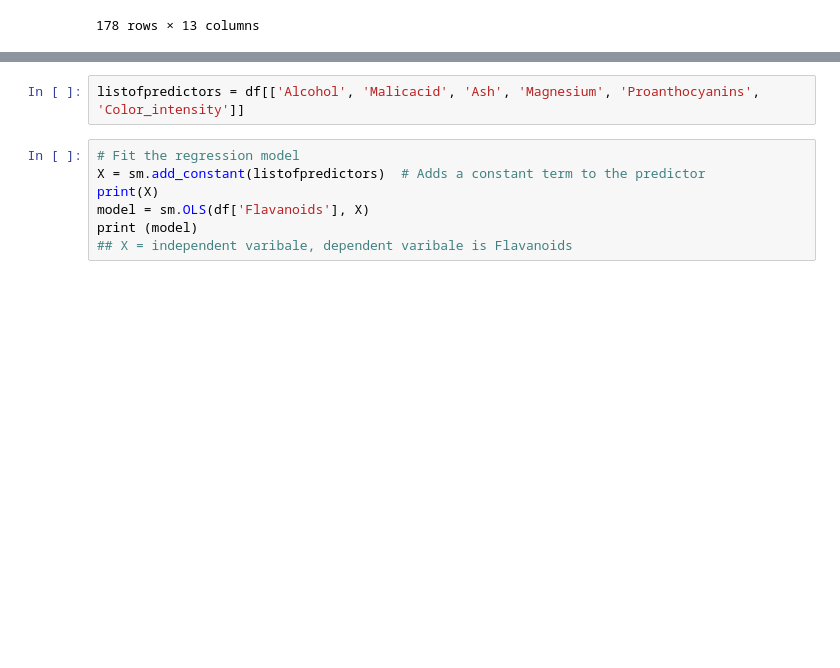
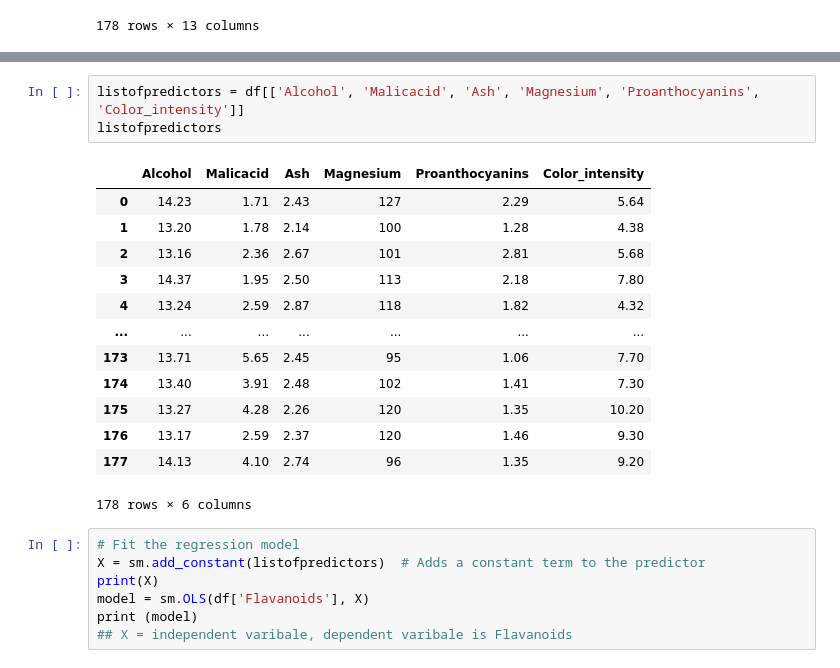
Before and after one commit to amnasyed1/507_regression, a Jupyter notebook: wine_analysis.ipynb, the cells around one changed output, grey strips where cells are left out. Cells and saved outputs as stored; diff of their text form; blank space fills up the shorter version.

```diff
--- a/wine_analysis.ipynb
+++ b/wine_analysis.ipynb
@@ -52,6 +52,21 @@ df.describe()
 | max | 14.830000 | 5.800000 | 3.230000 | 30.000000 | 162.000000 | 3.880000 | 5.080000 | ... |
 # %%
 listofpredictors = df[['Alcohol', 'Malicacid', 'Ash', 'Magnesium', 'Proanthocyanins', 'Color_intensity']]
+listofpredictors
+# %% [output]
+|  | Alcohol | Malicacid | Ash | Magnesium | Proanthocyanins | Color_intensity |
+| 0 | 14.23 | 1.71 | 2.43 | 127 | 2.29 | 5.64 |
+| 1 | 13.20 | 1.78 | 2.14 | 100 | 1.28 | 4.38 |
+| 2 | 13.16 | 2.36 | 2.67 | 101 | 2.81 | 5.68 |
+| 3 | 14.37 | 1.95 | 2.50 | 113 | 2.18 | 7.80 |
+| 4 | 13.24 | 2.59 | 2.87 | 118 | 1.82 | 4.32 |
+| ... | ... | ... | ... | ... | ... | ... |
+| 173 | 13.71 | 5.65 | 2.45 | 95 | 1.06 | 7.70 |
+| 174 | 13.40 | 3.91 | 2.48 | 102 | 1.41 | 7.30 |
+| 175 | 13.27 | 4.28 | 2.26 | 120 | 1.35 | 10.20 |
+| 176 | 13.17 | 2.59 | 2.37 | 120 | 1.46 | 9.30 |
+| 177 | 14.13 | 4.10 | 2.74 | 96 | 1.35 | 9.20 |
+178 rows × 6 columns
 # %%
 # Fit the regression model
 X = sm.add_constant(listofpredictors)  # Adds a constant term to the predictor
```
